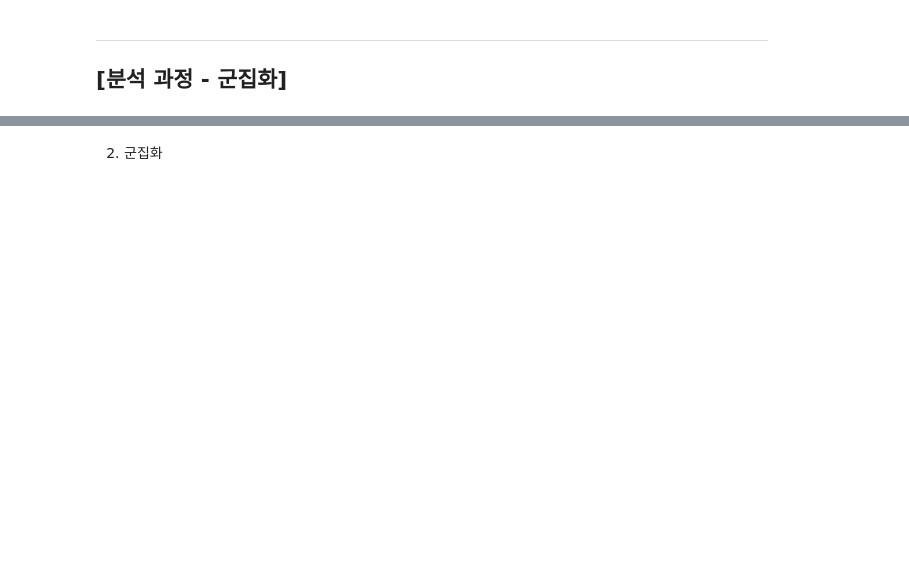
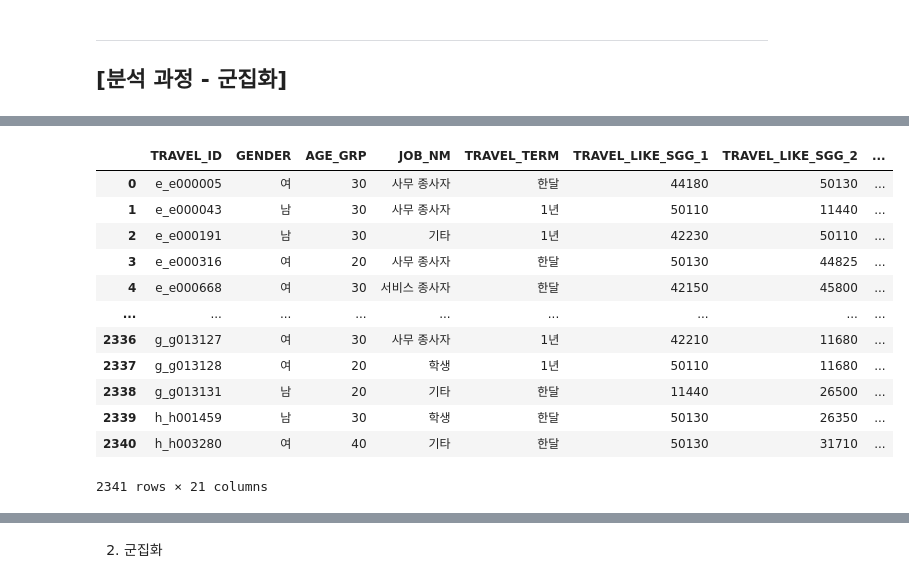
Before and after one commit to bomi03/Bokseol, a Jupyter notebook: data_analysis.ipynb, the cells around one changed output, grey strips where cells are left out. Drawn from its saved outputs; the diff is of its cells as text; code cells hidden in the pictures; blank space fills up the shorter version.

```diff
--- a/data_analysis.ipynb
+++ b/data_analysis.ipynb
@@ -100 +143,41 @@ travel_log.head()
+# %%
+# TRAVEL_ID별로 그룹화하여 요약 통계 계산
+travel_log_grouped = travel_log.groupby('TRAVEL_ID').agg({
+    'GENDER': 'first',  # 동일한 TRAVEL_ID에 대해 GENDER는 하나만 취함
+    'AGE_GRP': 'first',
+    'JOB_NM': 'first',
+    'TRAVEL_TERM': 'first',
+    'TRAVEL_LIKE_SGG_1': 'first',
+    'TRAVEL_LIKE_SGG_2': 'first',
+    'TRAVEL_LIKE_SGG_3': 'first',
+    'TRAVEL_STYL_1': 'first',
+    'TRAVEL_STYL_2': 'first',
+    'TRAVEL_STATUS_RESIDENCE': 'first',
+    'TRAVEL_STATUS_DESTINATION': 'first',
+    'TRAVEL_STATUS_ACCOMPANY': 'first',
+    'TRAVEL_MOTIVE': 'first',
+    'TRAVEL_COMPANIONS_NUM': 'first',  # 수치형 변수는 평균으로 취합
+    'TOTAL_MVMN_WON': 'mean',
+    'TOTAL_ACTIVITY_WON': 'mean',
+    'TOTAL_WON': 'mean',
+    'TRAVEL_DURATION': 'first',
+    'SEASON': 'first',
+    'MAJOR_ACTIVITY_TYPE': 'first'
+}).reset_index()
+
+travel_log_grouped
+# %% [output]
+|  | TRAVEL_ID | GENDER | AGE_GRP | JOB_NM | TRAVEL_TERM | TRAVEL_LIKE_SGG_1 | TRAVEL_LIKE_SGG_2 | ... |
+| 0 | e_e000005 | 여 | 30 | 사무 종사자 | 한달 | 44180 | 50130 | ... |
+| 1 | e_e000043 | 남 | 30 | 사무 종사자 | 1년 | 50110 | 11440 | ... |
+| 2 | e_e000191 | 남 | 30 | 기타 | 1년 | 42230 | 50110 | ... |
+| 3 | e_e000316 | 여 | 20 | 사무 종사자 | 한달 | 50130 | 44825 | ... |
+| 4 | e_e000668 | 여 | 30 | 서비스 종사자 | 한달 | 42150 | 45800 | ... |
+| ... | ... | ... | ... | ... | ... | ... | ... | ... |
+| 2336 | g_g013127 | 여 | 30 | 사무 종사자 | 1년 | 42210 | 11680 | ... |
+| 2337 | g_g013128 | 여 | 20 | 학생 | 1년 | 50110 | 11680 | ... |
+| 2338 | g_g013131 | 남 | 20 | 기타 | 한달 | 11440 | 26500 | ... |
+| 2339 | h_h001459 | 남 | 30 | 학생 | 한달 | 50130 | 26350 | ... |
+| 2340 | h_h003280 | 여 | 40 | 기타 | 한달 | 50130 | 31710 | ... |
+2341 rows × 21 columns
 # %%
```
Also changed, not shown: parts of 21 cells of this notebook, 2 other files.
